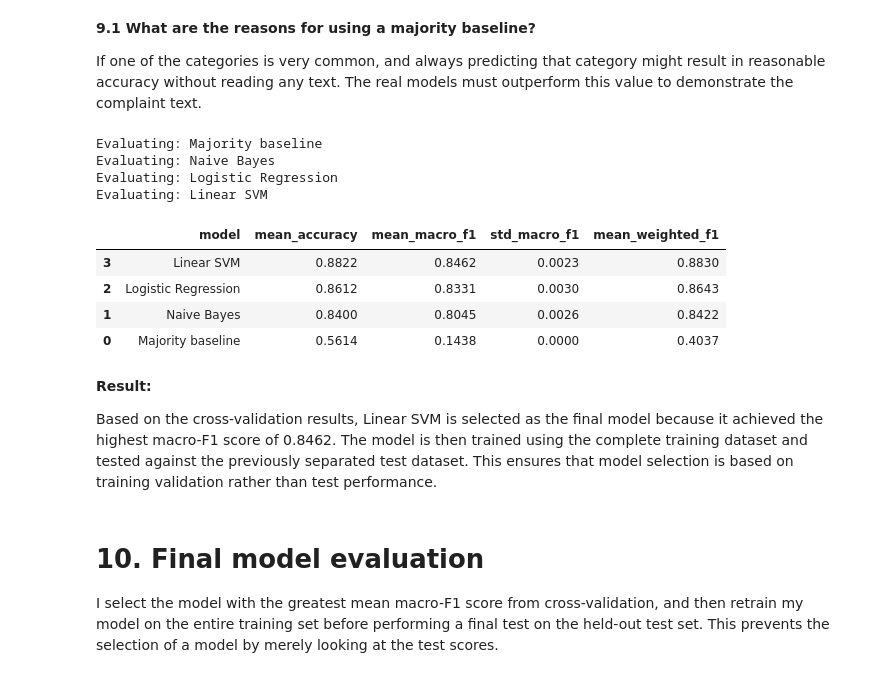
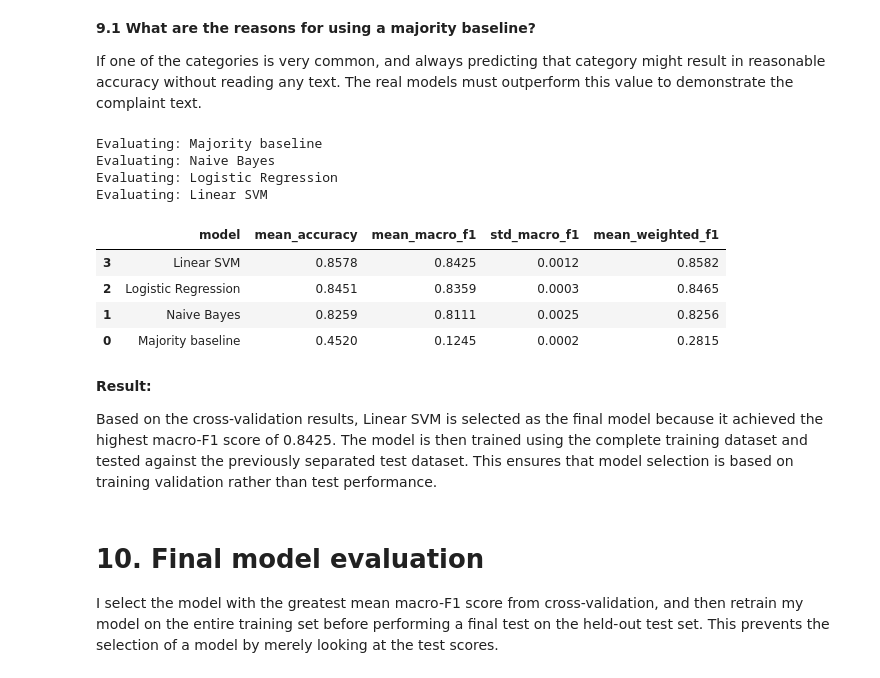
Before and after one commit to deepak324/financial_analysis, a Jupyter notebook: financial.ipynb, the cells around one changed output. Cells and saved outputs as stored; diff of their text form; code cells hidden in the pictures.

```diff
--- a/financial.ipynb
+++ b/financial.ipynb
@@ -335,3 +335,33 @@ display(
 | 2 | forwarded message cc sent friday ... | forwarded message cc sent friday ... | retail_banking |
 | 3 | payment history missing credit re... | payment history missing credit re... | credit_reporting |
 | 4 | payment history missing credit re... | payment history missing credit re... | credit_reporting |
+# %%
+
+# Remove exact duplicate complaint text and label combinations
+
+rows_before = len(data)
+
+data = data.drop_duplicates(
+    subset=["text_clean", "label"]
+).reset_index(drop=True)
+
+rows_removed = rows_before - len(data)
+
+# Check whether identical narratives have different product labels
+label_counts = data.groupby("text_clean")["label"].nunique()
+
+conflicting_texts = label_counts[label_counts > 1]
+
+conflicting_rows = data["text_clean"].isin(
+    conflicting_texts.index
+).sum()
+
+print("Rows before duplicate removal:", rows_before)
+print("Exact duplicate rows removed:", rows_removed)
+print("Rows after duplicate removal:", len(data))
+
+print("Narratives with conflicting product labels:",
+      len(conflicting_texts))
+
+print("Records belonging to conflicting narratives:",
+      conflicting_rows)
@@ -507,10 +552,12 @@ The cross-validation results show that Linear SVM performs best, achieving 88.22
 
 If one of the categories is very common, and always predicting that category might result in reasonable accuracy without reading any text. The real models must outperform this value to demonstrate the complaint text.
 # %%
-# Compare models using cross-validation
-from sklearn.model_selection import StratifiedKFold, cross_validate
 
-cv = StratifiedKFold(
+# Compare models using group-based cross-validation
+
+from sklearn.model_selection import StratifiedGroupKFold, cross_validate
+
+cv = StratifiedGroupKFold(
     n_splits=3,
     shuffle=True,
     random_state=42
@@ -530,41 +577,42 @@ for name, model in models.items():
     scores = cross_validate(
         model,
         X_train,
         y_train,
+        groups=X_train,
         cv=cv,
         scoring=scoring,
         n_jobs=-1,
         return_train_score=False
     )
 
     cv_results.append({
         "model": name,
         "mean_accuracy": scores["test_accuracy"].mean(),
         "mean_macro_f1": scores["test_macro_f1"].mean(),
         "std_macro_f1": scores["test_macro_f1"].std(),
         "mean_weighted_f1": scores["test_weighted_f1"].mean()
     })
 
 cv_table = pd.DataFrame(cv_results).sort_values(
     "mean_macro_f1",
     ascending=False
 )
 
 display(cv_table.round(4))
 # %% [output]
 Evaluating: Majority baseline
 Evaluating: Naive Bayes
 Evaluating: Logistic Regression
 Evaluating: Linear SVM
 |  | model | mean_accuracy | mean_macro_f1 | std_macro_f1 | mean_weighted_f1 |
-| 3 | Linear SVM | 0.8822 | 0.8462 | 0.0023 | 0.8830 |
-| 2 | Logistic Regression | 0.8612 | 0.8331 | 0.0030 | 0.8643 |
-| 1 | Naive Bayes | 0.8400 | 0.8045 | 0.0026 | 0.8422 |
-| 0 | Majority baseline | 0.5614 | 0.1438 | 0.0000 | 0.4037 |
+| 3 | Linear SVM | 0.8578 | 0.8425 | 0.0012 | 0.8582 |
+| 2 | Logistic Regression | 0.8451 | 0.8359 | 0.0003 | 0.8465 |
+| 1 | Naive Bayes | 0.8259 | 0.8111 | 0.0025 | 0.8256 |
+| 0 | Majority baseline | 0.4520 | 0.1245 | 0.0002 | 0.2815 |
 # %% [markdown]
 **Result:**
 
-Based on the cross-validation results, Linear SVM is selected as the final model because it achieved the highest macro-F1 score of 0.8462. The model is then trained using the complete training dataset and tested against the previously separated test dataset. This ensures that model selection is based on training validation rather than test performance.
+Based on the cross-validation results, Linear SVM is selected as the final model because it achieved the highest macro-F1 score of 0.8425. The model is then trained using the complete training dataset and tested against the previously separated test dataset. This ensures that model selection is based on training validation rather than test performance.
 # %% [markdown]
 # 10. Final model evaluation
 
```
Also changed, not shown: parts of 16 cells of this notebook, 1 other file.
